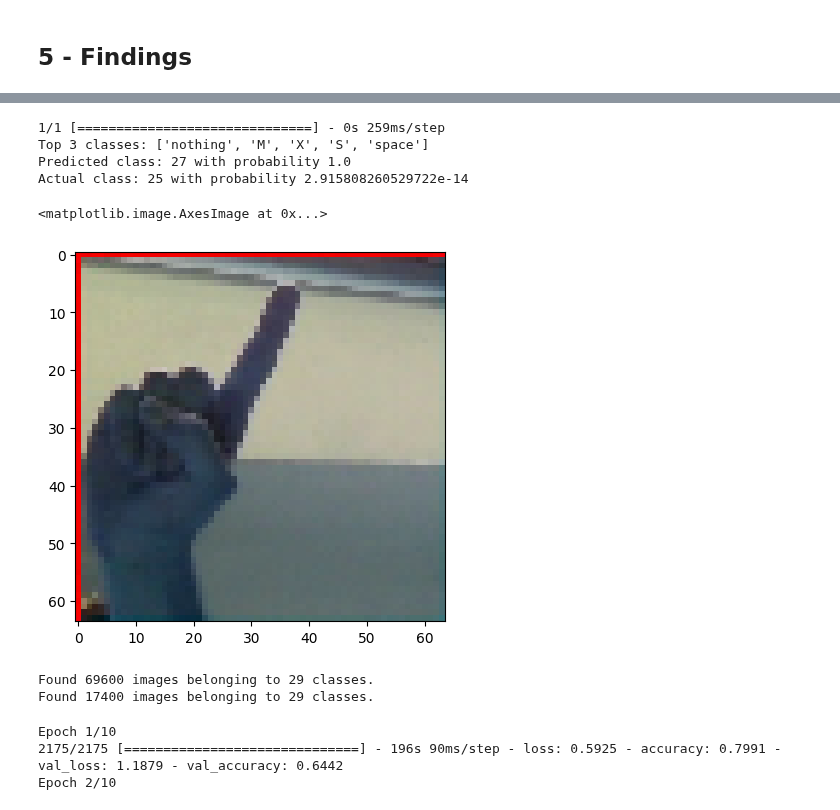
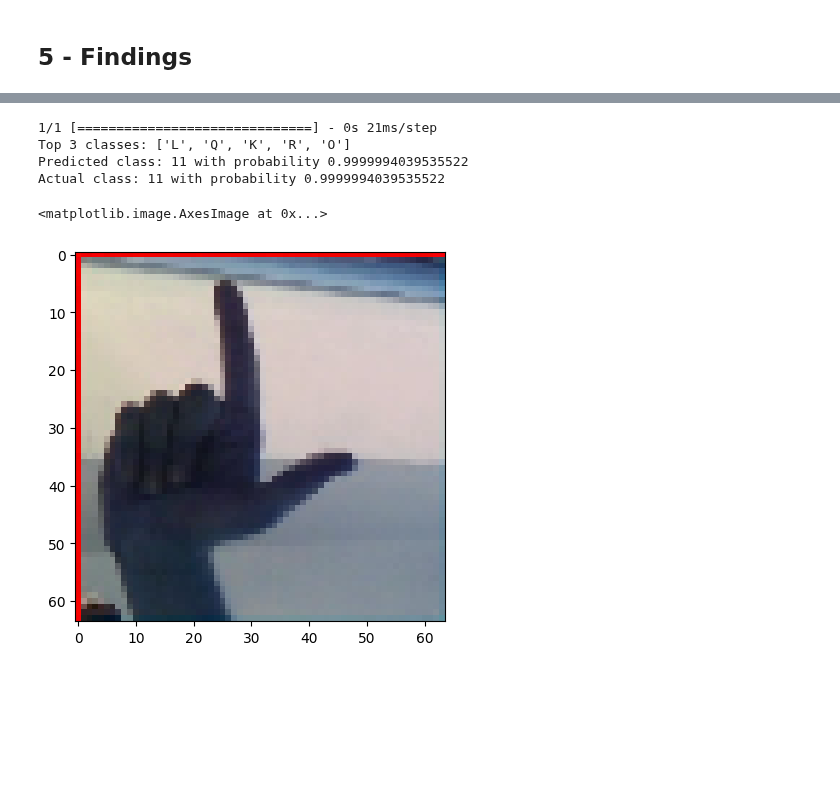
Before and after one commit to Joeshmoe03/ASL-classification, a Jupyter notebook: end_to_end.ipynb, the cells around one changed output, grey strips where cells are left out. Cells and saved outputs as stored; diff of their text form; code cells hidden in the pictures; blank space fills up the shorter version.

Commit message:
retrained plausible model?

```diff
--- a/end_to_end.ipynb
+++ b/end_to_end.ipynb
@@ -393,5 +430,5 @@ model.build((None, 64, 64, 3))
 model.summary()
 
 # Load the weights into the model
-model.load_weights('temp\convnet3_adam_categorical_crossentropy_lr0.001_mo9e-06_rs4264\convnet3.h5')
+model.load_weights('temp\convnet3_adam_categorical_crossentropy_lr0.001_mo9e-06_rs9964\convnet3.h5')
 # %% [output]
@@ -491,76 +513,36 @@ predicted string: A
 # %%
-letter = 'Z'
+import cv2
+letter = 'L'
 
 # retrieve the label
 label = class_names.index(letter)
 
 test_img = cv2.imread(f'data/asl_alphabet_test/asl_alphabet_test/{letter}_test.jpg')
 
 # resize the image and preprocess it
 test_img = cv2.resize(test_img, (64, 64), interpolation=cv2.INTER_NEAREST)
-test_img = tf.image.convert_image_dtype(test_img, tf.float32)
+
+# rescale
+test_img = test_img / 255.0
+
+#test_img = tf.image.convert_image_dtype(test_img, tf.float32)
 test_img = np.expand_dims(test_img, axis=0)
 
 prediction = model.predict(test_img)
 predicted_class = np.argmax(prediction)
 
 # top 3 predictions
 top_3 = np.argsort(prediction[0])[-5:][::-1]
 print(f"Top 3 classes: {[label_map.get(i) for i in top_3]}")
 print(f"Predicted class: {predicted_class} with probability {prediction[0][predicted_class]}")
 print(f"Actual class: {label} with probability {prediction[0][label]}")
 
 # plot the image
 plt.imshow(test_img.squeeze())
 # %% [output]
-1/1 [==============================] - 0s 259ms/step
-Top 3 classes: ['nothing', 'M', 'X', 'S', 'space']
-Predicted class: 27 with probability 1.0
-Actual class: 25 with probability 2.915808260529722e-14
+1/1 [==============================] - 0s 21ms/step
+Top 3 classes: ['L', 'Q', 'K', 'R', 'O']
+Predicted class: 11 with probability 0.9999994039535522
+Actual class: 11 with probability 0.9999994039535522
 <matplotlib.image.AxesImage at 0x...>
-[figure, old version]
+[figure, new version]
-# %%
-from tensorflow.keras.preprocessing.image import ImageDataGenerator
-
-# Create an instance of the ImageDataGenerator
-train_datagen = ImageDataGenerator(
-    rescale=1./255,
-    shear_range=0.2,
-    zoom_range=0.2,
-    horizontal_flip=True,
-    validation_split=0.2
-)
-
-# Create the training and validation data generators
-train_generator = train_datagen.flow_from_directory(
-    train_data,
-    target_size=(64, 64),
-    batch_size=32,
-    class_mode='categorical',
-    subset='training'
-)
-
-val_generator = train_datagen.flow_from_directory(
-    train_data,
-    target_size=(64, 64),
-    batch_size=32,
-    class_mode='categorical',
-    subset='validation'
-)
-# %% [output]
-Found 69600 images belonging to 29 classes.
-Found 17400 images belonging to 29 classes.
-# %%
-model.compile(optimizer='adam', loss='categorical_crossentropy', metrics=['accuracy'])
-
-model.fit_generator(
-    train_generator,
-    steps_per_epoch=train_generator.samples // 32,
-    validation_data=val_generator,
-    validation_steps=val_generator.samples // 32,
-    epochs=10
-)
-# %% [output]
-Epoch 1/10
-2175/2175 [==============================] - 196s 90ms/step - loss: 0.5925 - accuracy: 0.7991 - val_loss: 1.1879 - val_accuracy: 0.6442
-Epoch 2/10
```
Also changed, not shown: parts of 11 cells of this notebook, 7 other files.
